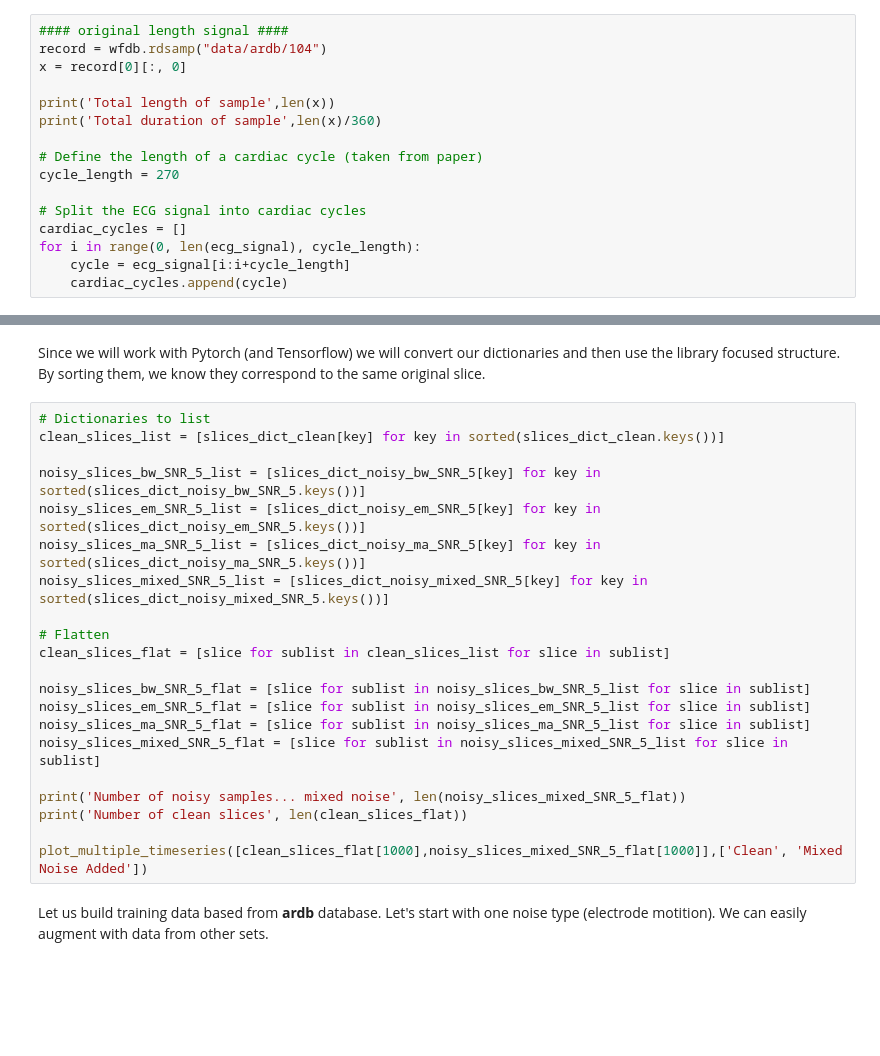
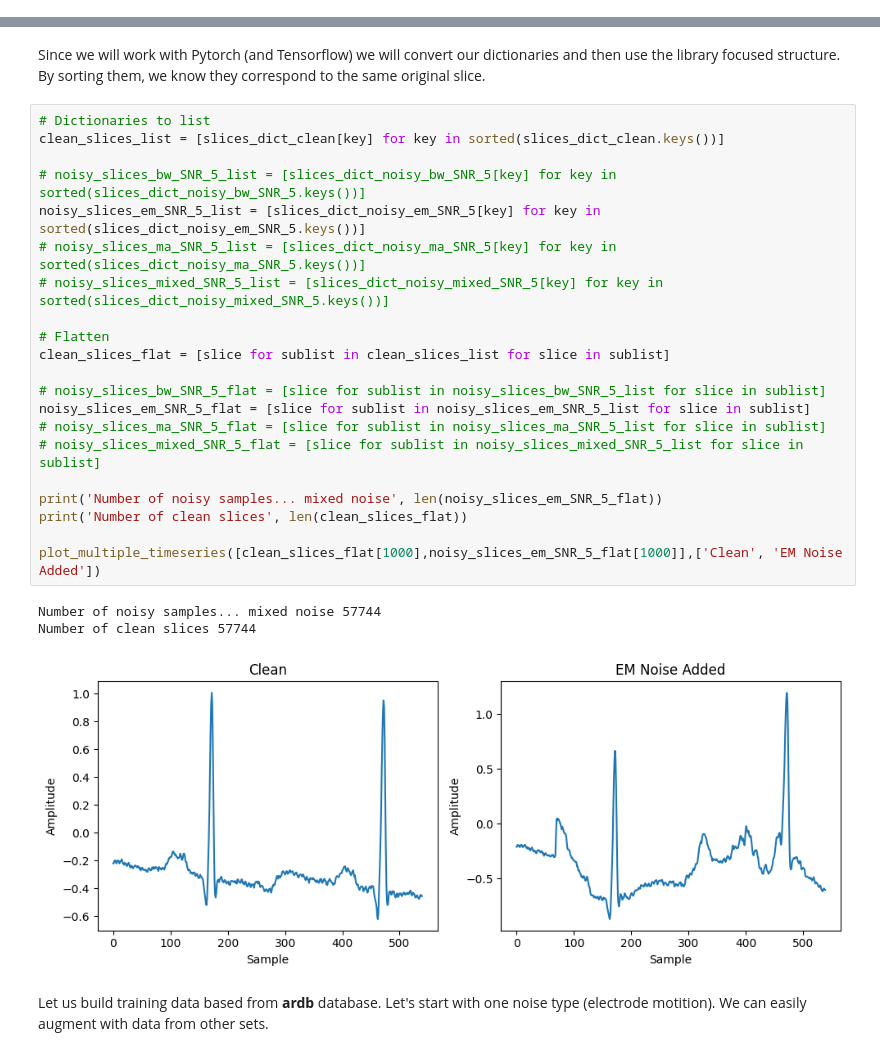
Before and after one commit to piedeboer96/ECG-Signal-Denoising, a Jupyter notebook: ecg_build_datasets.ipynb, the cells around one changed output, grey strips where cells are left out. Saved outputs shown, nothing was run; the diff lists cells and outputs as text; blank space fills up the shorter version.

```diff
--- a/ecg_build_datasets.ipynb
+++ b/ecg_build_datasets.ipynb
@@ -335,22 +316,6 @@ One approach using samples of 540 samples and keeps the  'hearbeats' intact/ imp
 TLDR:
 - <font color='orange'>GGM Encoding, Length 512 samples, AM and EM noise, SNR=5</font>  (too slow on local CPU)
 - <font color='cyan'>Spectrogram, Length 504 samples, AM and EM noise, SNR=5</font>  (might not work with Matlab...)
-# %%
-#### original length signal ####
-record = wfdb.rdsamp("data/ardb/104")
-x = record[0][:, 0]
-
-print('Total length of sample',len(x))
-print('Total duration of sample',len(x)/360)
-
-# Define the length of a cardiac cycle (taken from paper)
-cycle_length = 270
-
-# Split the ECG signal into cardiac cycles
-cardiac_cycles = []
-for i in range(0, len(ecg_signal), cycle_length):
-    cycle = ecg_signal[i:i+cycle_length]
-    cardiac_cycles.append(cycle)
 # %% [markdown]
 Our sample length is $650000$ and based on paper we took $270$ as an 'average' duration for an individual heartbeat.
 # %%
@@ -480,24 +445,28 @@ Since we will work with Pytorch (and Tensorflow) we will convert our dictionarie
 # %%
 # Dictionaries to list
 clean_slices_list = [slices_dict_clean[key] for key in sorted(slices_dict_clean.keys())]
 
-noisy_slices_bw_SNR_5_list = [slices_dict_noisy_bw_SNR_5[key] for key in sorted(slices_dict_noisy_bw_SNR_5.keys())]
+# noisy_slices_bw_SNR_5_list = [slices_dict_noisy_bw_SNR_5[key] for key in sorted(slices_dict_noisy_bw_SNR_5.keys())]
 noisy_slices_em_SNR_5_list = [slices_dict_noisy_em_SNR_5[key] for key in sorted(slices_dict_noisy_em_SNR_5.keys())]
-noisy_slices_ma_SNR_5_list = [slices_dict_noisy_ma_SNR_5[key] for key in sorted(slices_dict_noisy_ma_SNR_5.keys())]
-noisy_slices_mixed_SNR_5_list = [slices_dict_noisy_mixed_SNR_5[key] for key in sorted(slices_dict_noisy_mixed_SNR_5.keys())]
+# noisy_slices_ma_SNR_5_list = [slices_dict_noisy_ma_SNR_5[key] for key in sorted(slices_dict_noisy_ma_SNR_5.keys())]
+# noisy_slices_mixed_SNR_5_list = [slices_dict_noisy_mixed_SNR_5[key] for key in sorted(slices_dict_noisy_mixed_SNR_5.keys())]
 
 # Flatten
 clean_slices_flat = [slice for sublist in clean_slices_list for slice in sublist]
 
-noisy_slices_bw_SNR_5_flat = [slice for sublist in noisy_slices_bw_SNR_5_list for slice in sublist]
+# noisy_slices_bw_SNR_5_flat = [slice for sublist in noisy_slices_bw_SNR_5_list for slice in sublist]
 noisy_slices_em_SNR_5_flat = [slice for sublist in noisy_slices_em_SNR_5_list for slice in sublist]
-noisy_slices_ma_SNR_5_flat = [slice for sublist in noisy_slices_ma_SNR_5_list for slice in sublist]
-noisy_slices_mixed_SNR_5_flat = [slice for sublist in noisy_slices_mixed_SNR_5_list for slice in sublist]
+# noisy_slices_ma_SNR_5_flat = [slice for sublist in noisy_slices_ma_SNR_5_list for slice in sublist]
+# noisy_slices_mixed_SNR_5_flat = [slice for sublist in noisy_slices_mixed_SNR_5_list for slice in sublist]
 
-print('Number of noisy samples... mixed noise', len(noisy_slices_mixed_SNR_5_flat))
+print('Number of noisy samples... mixed noise', len(noisy_slices_em_SNR_5_flat))
 print('Number of clean slices', len(clean_slices_flat))
 
-plot_multiple_timeseries([clean_slices_flat[1000],noisy_slices_mixed_SNR_5_flat[1000]],['Clean', 'Mixed Noise Added'])
+plot_multiple_timeseries([clean_slices_flat[1000],noisy_slices_em_SNR_5_flat[1000]],['Clean', 'EM Noise Added'])
+# %% [output]
+Number of noisy samples... mixed noise 57744
+Number of clean slices 57744
+[figure, added]
 # %% [markdown]
 Let us build training data based from **ardb** database. Let's start with one noise type (electrode motition). We can easily augment with data from other sets.
 # %%
```
Also changed, not shown: parts of 12 cells of this notebook, 3 other files.
